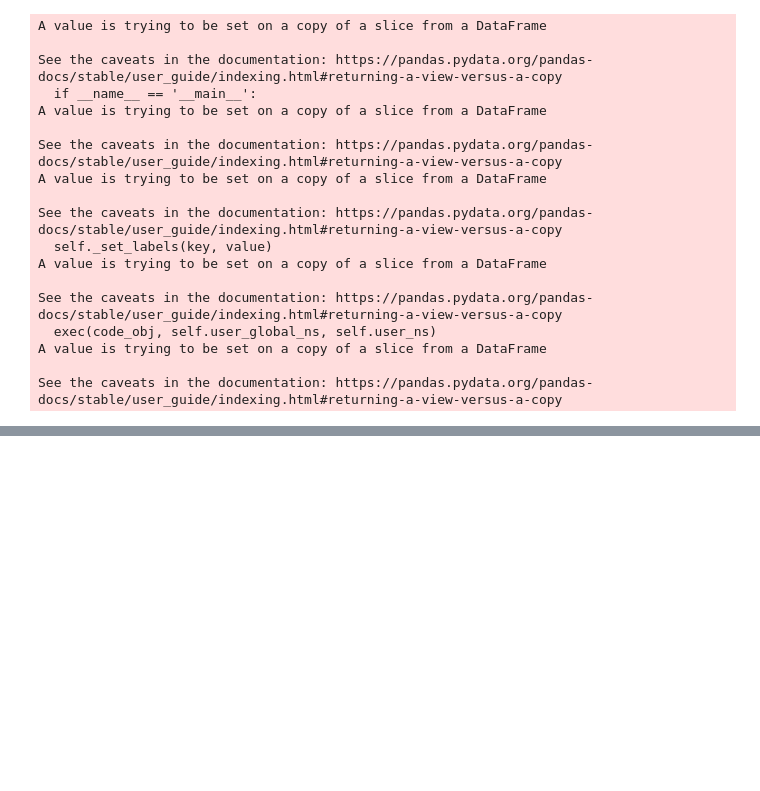
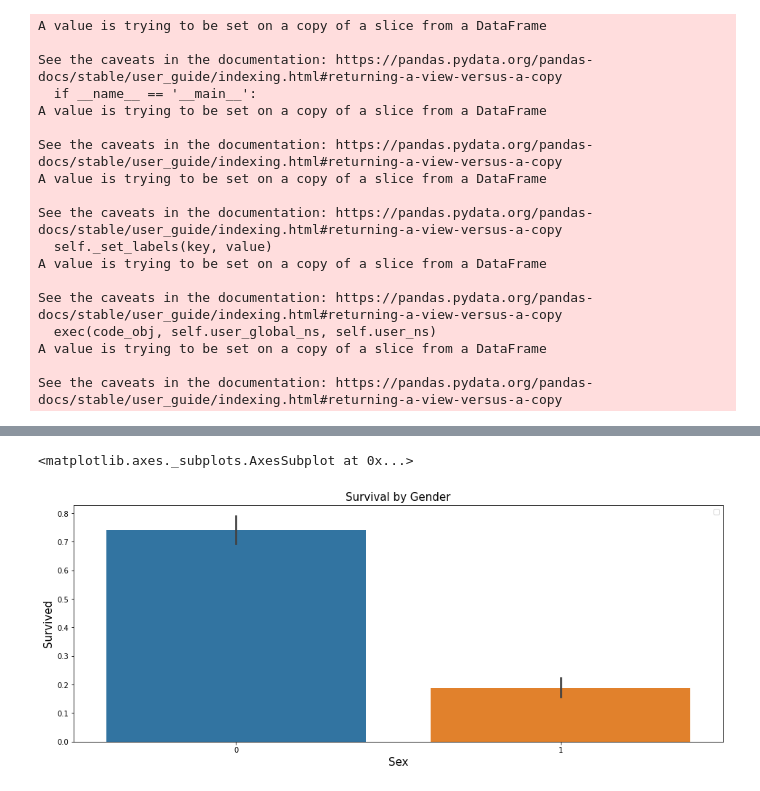
Before and after one commit to invest41/Surviving-the-Titanic, a Jupyter notebook: Titanic_Survival.ipynb, the cells around one changed output, grey strips where cells are left out. Cells and saved outputs as stored; diff of their text form; code cells hidden in the pictures; blank space fills up the shorter version.

```diff
--- a/Titanic_Survival.ipynb
+++ b/Titanic_Survival.ipynb
@@ -221,0 +251,14 @@ You would've survived...
+# %%
+gender = df['Sex']
+survival = df['Survived']
+
+
+plt.figure(figsize=(16,6))
+plt.xlabel('Sex',fontsize=15)
+plt.ylabel('Survived', fontsize=15)
+plt.title('Survival by Gender',fontsize=15)
+plt.legend(['blue','orange'],loc="upper right")
+sns.barplot(x=gender,y=survival)
+# %% [output]
+<matplotlib.axes._subplots.AxesSubplot at 0x...>
+[figure, added]
```
Also changed, not shown: parts of 11 cells of this notebook.
